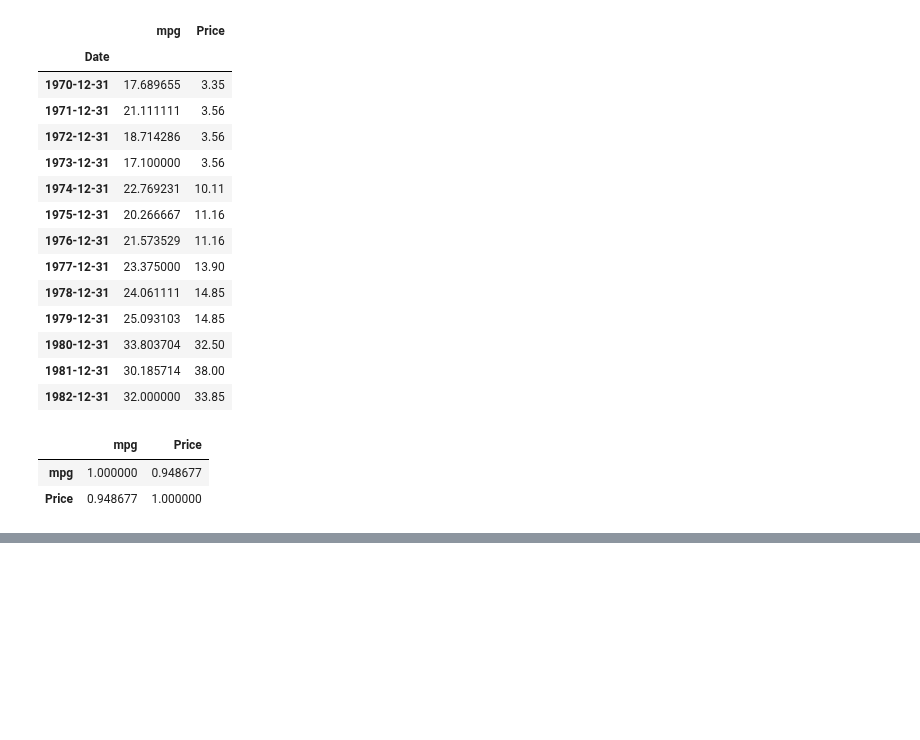
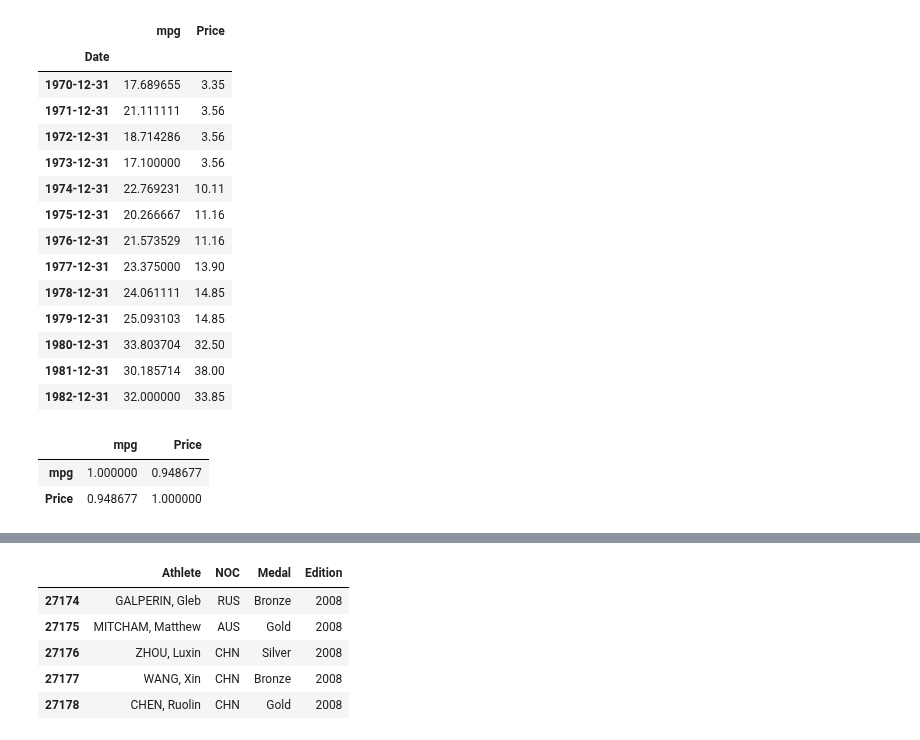
Before and after one commit to sushant2811/pythonAndStatsForDS, a Jupyter notebook: advancedPandas.ipynb, the cells around one changed output, grey strips where cells are left out. Saved outputs shown, nothing was run; the diff lists cells and outputs as text; code cells hidden in the pictures; blank space fills up the shorter version.

```diff
--- a/advancedPandas.ipynb
+++ b/advancedPandas.ipynb
@@ -2896,0 +2977,9 @@ yearly.corr()
+# %%
+medals_dict[2008].head()
+# %% [output]
+|  | Athlete | NOC | Medal | Edition |
+| 27174 | GALPERIN, Gleb | RUS | Bronze | 2008 |
+| 27175 | MITCHAM, Matthew | AUS | Gold | 2008 |
+| 27176 | ZHOU, Luxin | CHN | Silver | 2008 |
+| 27177 | WANG, Xin | CHN | Bronze | 2008 |
+| 27178 | CHEN, Ruolin | CHN | Gold | 2008 |
```
Also changed, not shown: parts of 16 cells of this notebook.
